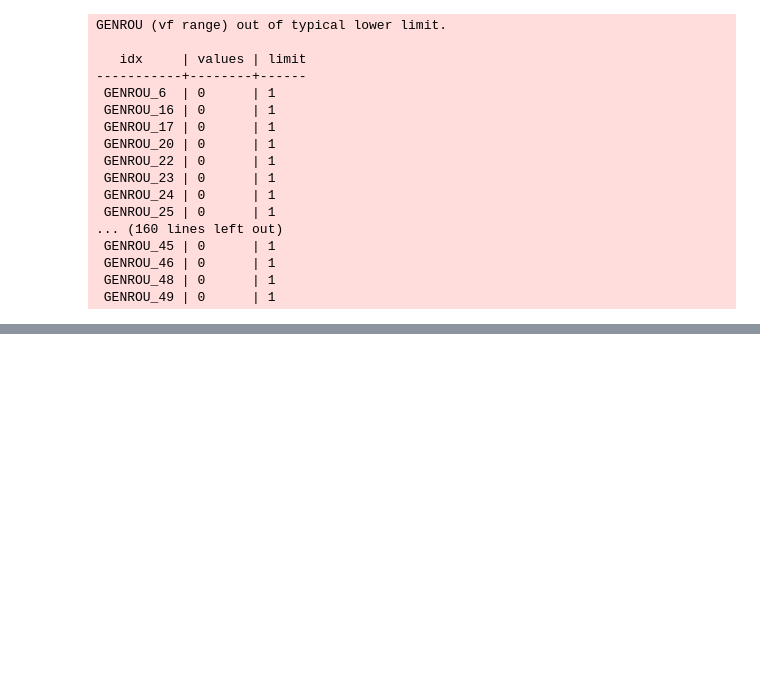
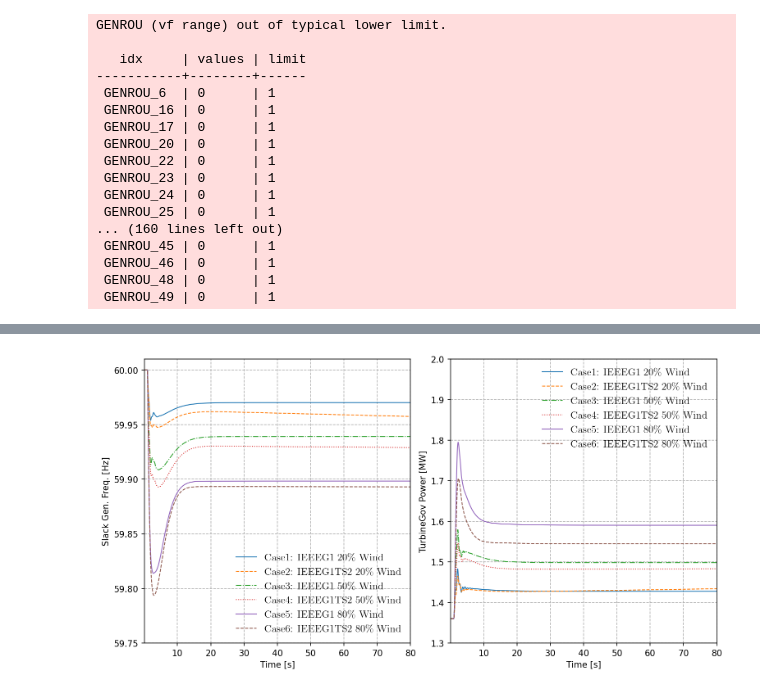
Before and after one commit to jinningwang/thermal_inertia, a Jupyter notebook: CaseStudy.ipynb, the cells around one changed output, grey strips where cells are left out. Cells and saved outputs as stored; diff of their text form; code cells hidden in the pictures; blank space fills up the shorter version.

```diff
--- a/CaseStudy.ipynb
+++ b/CaseStudy.ipynb
@@ -242,7 +306,7 @@ plt.style.use('default')
 fig, ax = plt.subplots(1, 2, figsize=(12, 6), dpi=150)
 plt.subplots_adjust(wspace=0.15)
 
-fmin, fmax = 59.9, 60.01
+fmin, fmax = 59.75, 60.01
 a = (46,)
 _ = s1.TDS.plt.plot(s1.GENROU.omega,
                     a=a,
@@ -278,9 +342,26 @@ _ = s4.TDS.plt.plot(s4.GENROU.omega,
                     colors=[colors[3]],
                     linestyles=[linestyles[3]],
                     fig=fig, ax=ax[0],)
+_ = s5.TDS.plt.plot(s5.GENROU.omega,
+                    a=a,
+                    ymin=fmin, ymax=fmax,
+                    ytimes=s5.config.freq,
+                    show=False,
+                    yheader=[legends[4]],
+                    colors=[colors[4]],
+                    linestyles=[linestyles[4]],
+                    fig=fig, ax=ax[0],)
+_ = s6.TDS.plt.plot(s6.GENROU.omega,
+                    a=a,
+                    ytimes=s6.config.freq,
+                    show=False,
+                    yheader=[legends[5]],
+                    colors=[colors[5]],
+                    linestyles=[linestyles[5]],
+                    fig=fig, ax=ax[0],)
 
 a = (0,)
-tmin, tmax = 1.1, 4.5
+tmin, tmax = 1.3, 2
 _ = s1.TDS.plt.plot(s1.IEEEG1.pout,
                     a=a,
                     ytimes=s1.config.mva,
@@ -288,33 +369,52 @@ _ = s1.TDS.plt.plot(s1.IEEEG1.pout,
                     show=False, grid=True,
                     ylabel='TurbineGov Power [MW]',
                     yheader=[legends[0]],
                     colors=[colors[0]],
                     linestyles=[linestyles[0]],
                     fig=fig, ax=ax[1],)
 _ = s2.TDS.plt.plot(s2.IEEEG1TS2.pout,
                     a=a,
                     ytimes=s2.config.mva,
                     show=False,
                     yheader=[legends[1]],
                     colors=[colors[1]],
                     linestyles=[linestyles[1]],
                     fig=fig, ax=ax[1],)
 _ = s3.TDS.plt.plot(s3.IEEEG1.pout,
                     a=a,
                     ytimes=s2.config.mva,
                     show=False,
                     yheader=[legends[2]],
                     colors=[colors[2]],
                     linestyles=[linestyles[2]],
                     fig=fig, ax=ax[1],)
 _ = s4.TDS.plt.plot(s4.IEEEG1TS2.pout,
                     a=a,
                     ytimes=s2.config.mva,
                     show=False,
                     yheader=[legends[3]],
                     colors=[colors[3]],
                     linestyles=[linestyles[3]],
                     fig=fig, ax=ax[1],)
+_ = s5.TDS.plt.plot(s5.IEEEG1.pout,
+                    a=a,
+                    ytimes=s2.config.mva,
+                    ymin=tmin, ymax=tmax,
+                    show=False,
+                    yheader=[legends[4]],
+                    colors=[colors[4]],
+                    linestyles=[linestyles[4]],
+                    fig=fig, ax=ax[1],)
+_ = s6.TDS.plt.plot(s6.IEEEG1TS2.pout,
+                    a=a,
+                    ytimes=s2.config.mva,
+                    show=False,
+                    yheader=[legends[5]],
+                    colors=[colors[5]],
+                    linestyles=[linestyles[5]],
+                    fig=fig, ax=ax[1],)
+# %% [output]
+[figure, added]
 # %%
 fig1, ax1 = plt.subplots(1, 2, figsize=(12, 6), dpi=150)
 plt.subplots_adjust(wspace=0.25)
```
Also changed, not shown: parts of 6 cells of this notebook.
